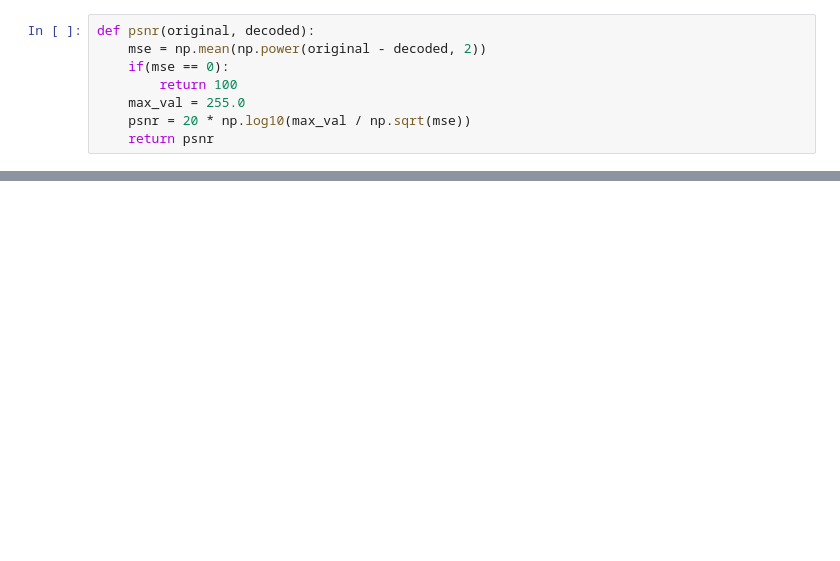
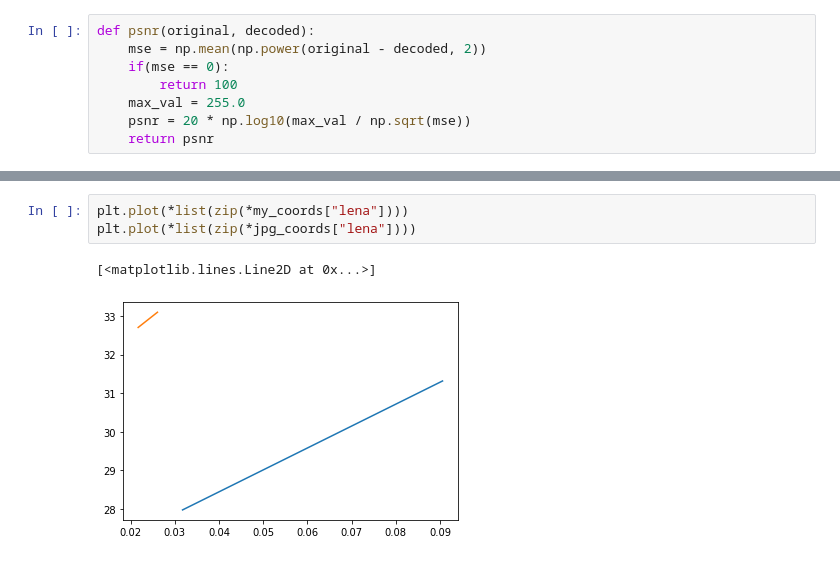
Before and after one commit to proshian/image-compression-neural-autoencoder, a Jupyter notebook: encode_decode.ipynb, the cells around one changed output, grey strips where cells are left out. Saved outputs shown, nothing was run; the diff lists cells and outputs as text; blank space fills up the shorter version.

```diff
--- a/encode_decode.ipynb
+++ b/encode_decode.ipynb
@@ -46,0 +80,6 @@ for filename in ["lena", "baboon", "peppers"]:
+# %%
+plt.plot(*list(zip(*my_coords["lena"])))
+plt.plot(*list(zip(*jpg_coords["lena"])))
+# %% [output]
+[<matplotlib.lines.Line2D at 0x...>]
+[figure, added]
```
Also changed, not shown: parts of 6 cells of this notebook, 2 other files.
